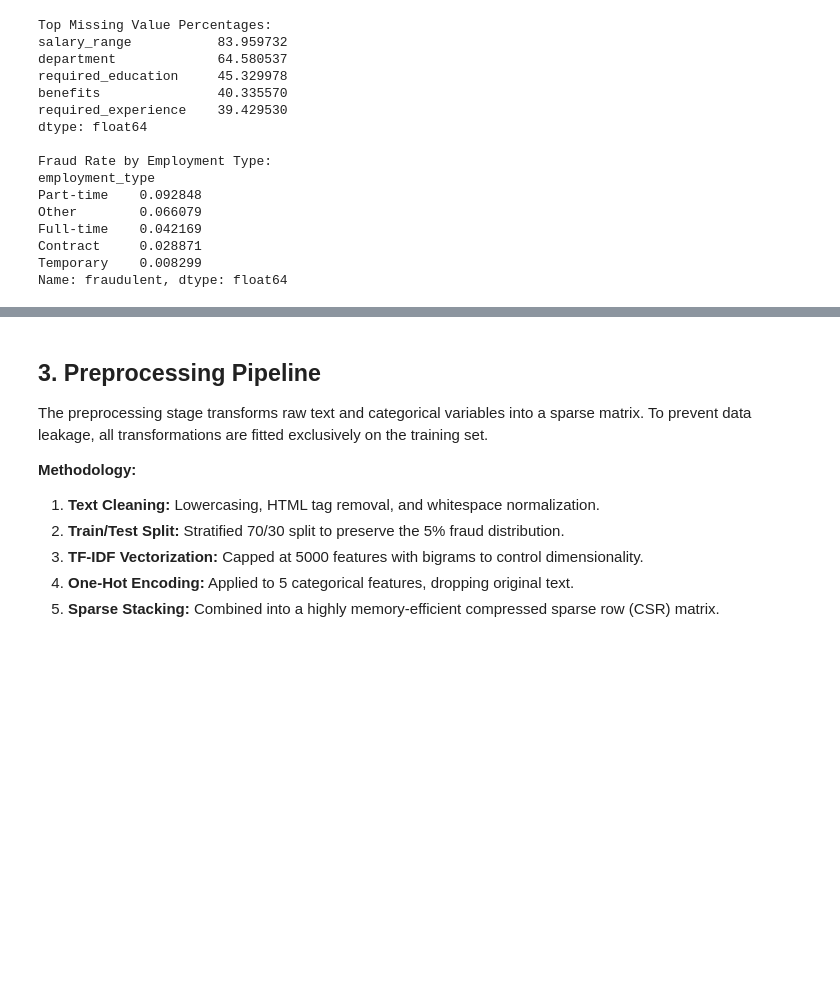
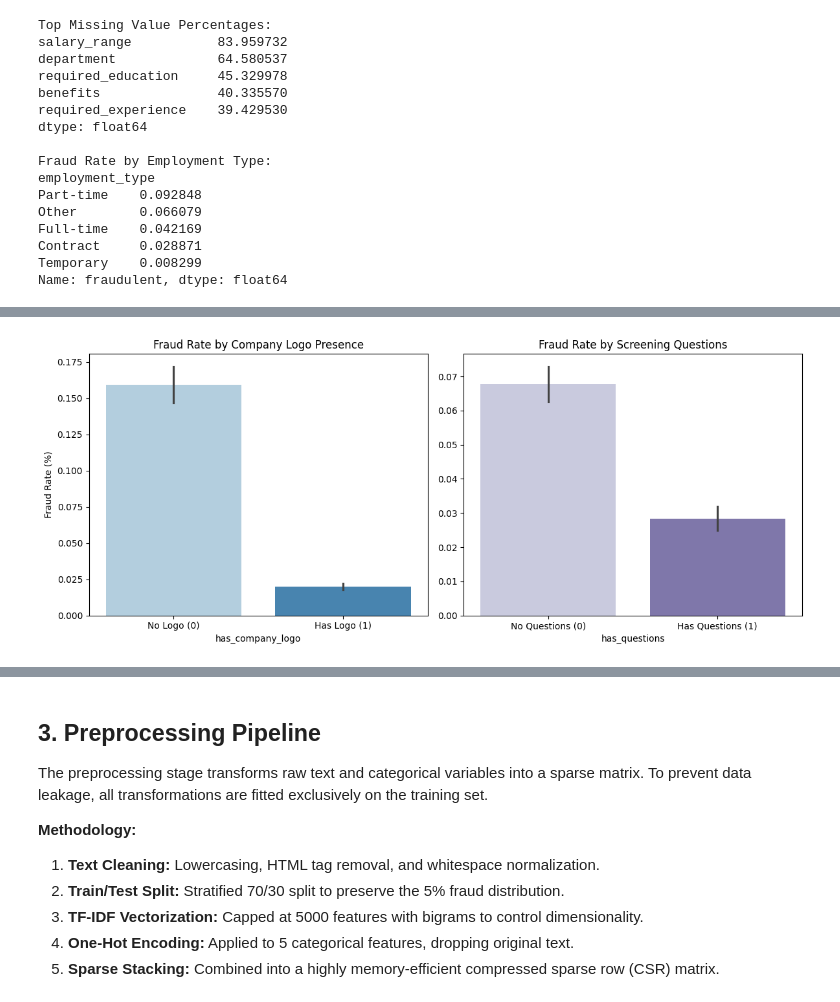
Before and after one commit to archie-2006/fake-job-post-detection, a Jupyter notebook: notebooks/notebook.ipynb, the cells around one changed output, grey strips where cells are left out. Cells and saved outputs as stored; diff of their text form; code cells hidden in the pictures; blank space fills up the shorter version.

```diff
--- a/notebooks/notebook.ipynb
+++ b/notebooks/notebook.ipynb
@@ -58,0 +127,17 @@ Name: fraudulent, dtype: float64
+# %%
+fig, axes = plt.subplots(1, 2, figsize=(12, 5))
+
+sns.barplot(data=df, x='has_company_logo', y='fraudulent', ax=axes[0], palette='Blues')
+axes[0].set_title('Fraud Rate by Company Logo Presence')
+axes[0].set_ylabel('Fraud Rate (%)')
+axes[0].set_xticklabels(['No Logo (0)', 'Has Logo (1)'])
+
+sns.barplot(data=df, x='has_questions', y='fraudulent', ax=axes[1], palette='Purples')
+axes[1].set_title('Fraud Rate by Screening Questions')
+axes[1].set_ylabel('')
+axes[1].set_xticklabels(['No Questions (0)', 'Has Questions (1)'])
+
+plt.tight_layout()
+plt.show()
+# %% [output]
+[figure, added]
```
Also changed, not shown: parts of 18 cells of this notebook, 1 other file.
